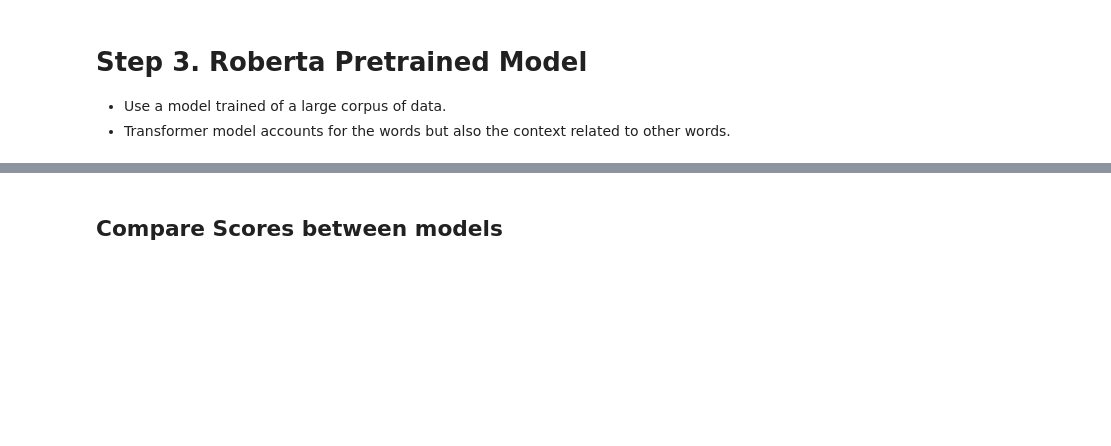
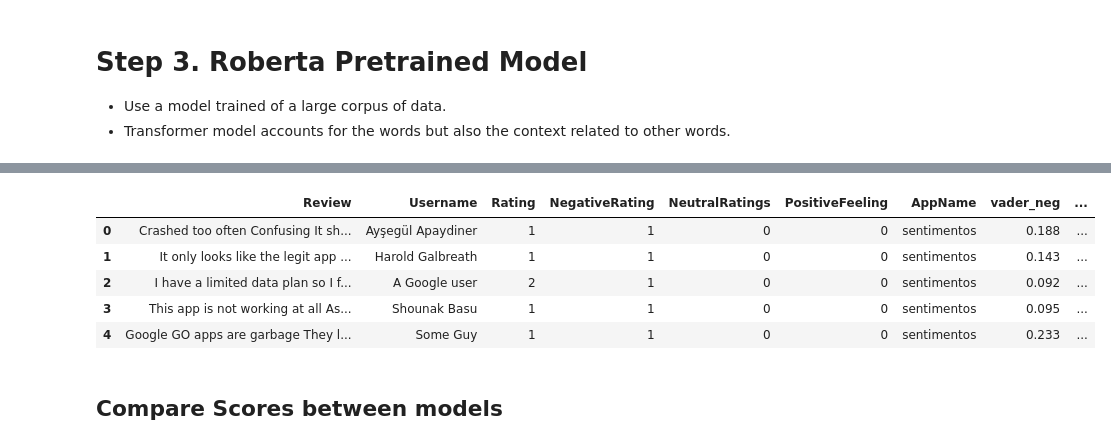
Before and after one commit to coutinhonobre/GooglePlaySentimentAnalysis, a Jupyter notebook: exemple_class/sentiment_analysis_python_RobMulla_tutorial.ipynb, the cells around one changed output, grey strips where cells are left out. Cells and saved outputs as stored; diff of their text form; code cells hidden in the pictures; blank space fills up the shorter version.

```diff
--- a/exemple_class/sentiment_analysis_python_RobMulla_tutorial.ipynb
+++ b/exemple_class/sentiment_analysis_python_RobMulla_tutorial.ipynb
@@ -359,9 +373,14 @@ for i, row in tqdm(df.iterrows(), total=len(df)):
 # %%
 #adicionar os resultados ao dataframe
-results_df = pd.DataFrame(res).T
-results_df = results_df.reset_index().rename(columns={'index': 'Id'})
-results_df = results_df.merge(df, how='left')
+results_df = pd.concat([df, pd.DataFrame(res).T], axis=1)
 results_df.head()
+# %% [output]
+|  | Review | Username | Rating | NegativeRating | NeutralRatings | PositiveFeeling | AppName | vader_neg | ... |
+| 0 | Crashed too often Confusing It sh... | Ayşegül Apaydiner | 1 | 1 | 0 | 0 | sentimentos | 0.188 | ... |
+| 1 | It only looks like the legit app ... | Harold Galbreath | 1 | 1 | 0 | 0 | sentimentos | 0.143 | ... |
+| 2 | I have a limited data plan so I f... | A Google user | 2 | 1 | 0 | 0 | sentimentos | 0.092 | ... |
+| 3 | This app is not working at all As... | Shounak Basu | 1 | 1 | 0 | 0 | sentimentos | 0.095 | ... |
+| 4 | Google GO apps are garbage They l... | Some Guy | 1 | 1 | 0 | 0 | sentimentos | 0.233 | ... |
 # %% [markdown]
 ## Compare Scores between models
 # %% [markdown]
```
Also changed, not shown: parts of 22 cells of this notebook.
